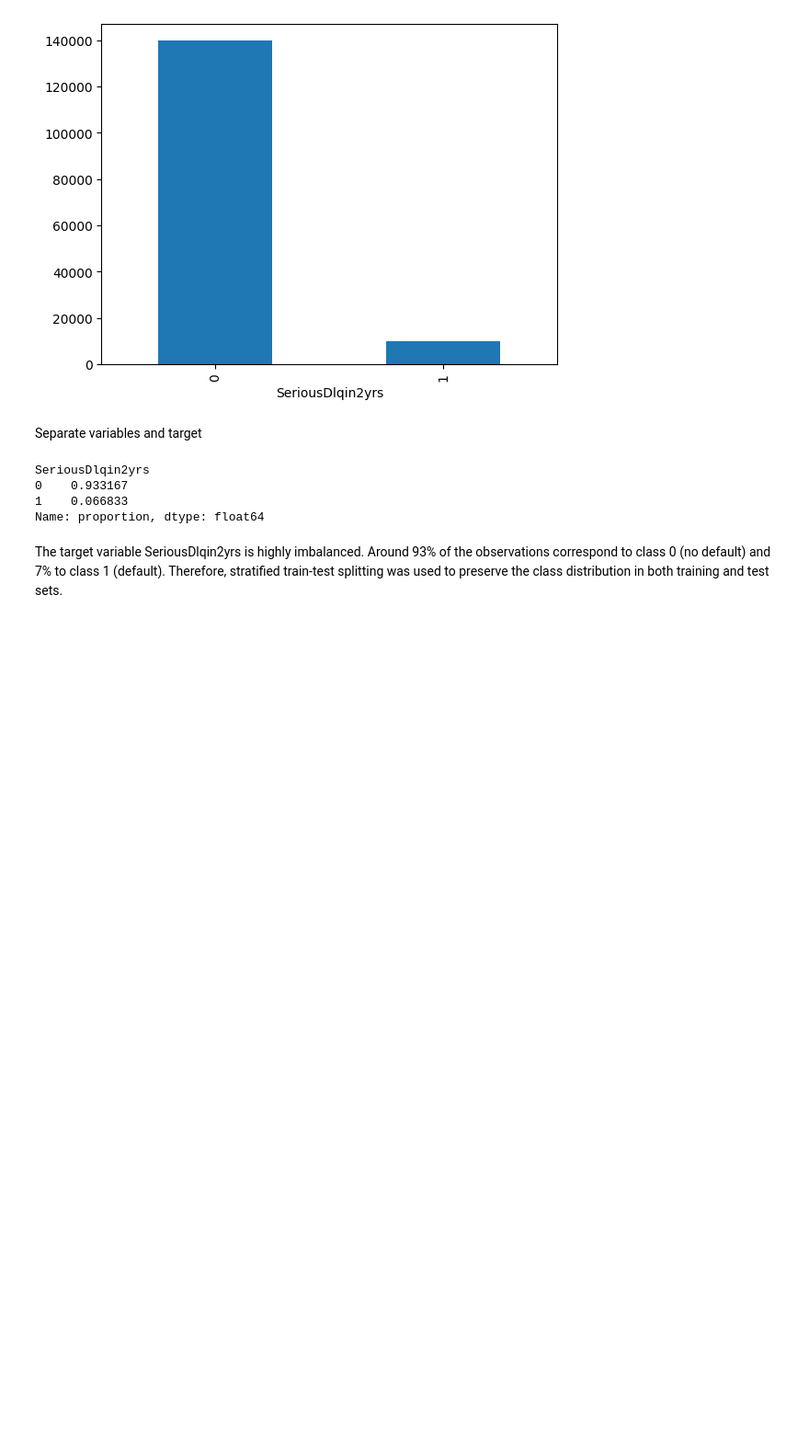
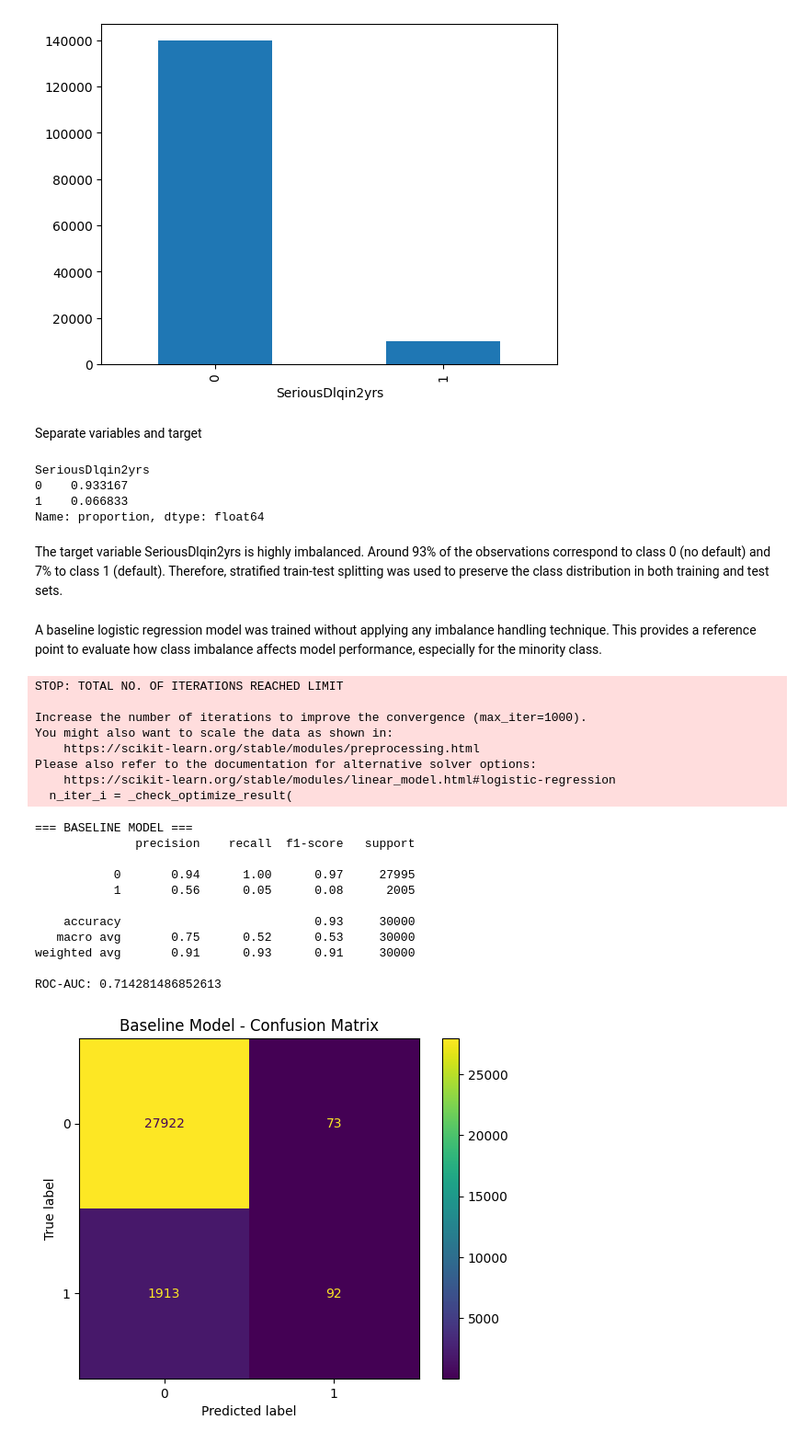
Before and after one commit to anneayensa/Advanced-Machine-Learning, a Jupyter notebook: analysis.ipynb, the cells around one changed output. Shown at 92% size. Cells and saved outputs as stored; diff of their text form; code cells hidden in the pictures; blank space fills up the shorter version.

```diff
--- a/analysis.ipynb
+++ b/analysis.ipynb
@@ -130,3 +136,42 @@ Name: proportion, dtype: float64
 The target variable SeriousDlqin2yrs is highly imbalanced.
 Around 93% of the observations correspond to class 0 (no default) and 7% to class 1 (default).
 Therefore, stratified train-test splitting was used to preserve the class distribution in both training and test sets.
+# %% [markdown]
+A baseline logistic regression model was trained without applying any imbalance handling technique. This provides a reference point to evaluate how class imbalance affects model performance, especially for the minority class.
+# %%
+baseline_model = LogisticRegression(max_iter=1000, random_state=42)
+
+baseline_model.fit(X_train, y_train)
+
+# Predictions
+y_pred_baseline = baseline_model.predict(X_test)
+y_proba_baseline = baseline_model.predict_proba(X_test)[:, 1]
+
+print("=== BASELINE MODEL ===")
+print(classification_report(y_test, y_pred_baseline))
+print("ROC-AUC:", roc_auc_score(y_test, y_proba_baseline))
+
+ConfusionMatrixDisplay.from_predictions(y_test, y_pred_baseline)
+plt.title("Baseline Model - Confusion Matrix")
+plt.show()
+# %% [output]
+STOP: TOTAL NO. OF ITERATIONS REACHED LIMIT
+
+Increase the number of iterations to improve the convergence (max_iter=1000).
+You might also want to scale the data as shown in:
+    https://scikit-learn.org/stable/modules/preprocessing.html
+Please also refer to the documentation for alternative solver options:
+    https://scikit-learn.org/stable/modules/linear_model.html#logistic-regression
+  n_iter_i = _check_optimize_result(
+=== BASELINE MODEL ===
+              precision    recall  f1-score   support
+
+           0       0.94      1.00      0.97     27995
+           1       0.56      0.05      0.08      2005
+
+    accuracy                           0.93     30000
+   macro avg       0.75      0.52      0.53     30000
+weighted avg       0.91      0.93      0.91     30000
+
+ROC-AUC: 0.714281486852613
+[figure, added]
```
Also changed, not shown: parts of 14 cells of this notebook.
